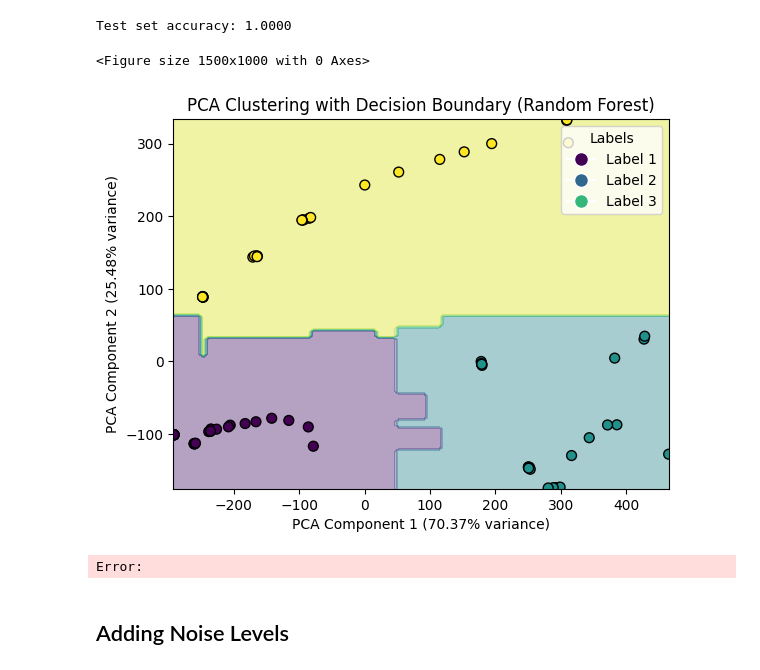
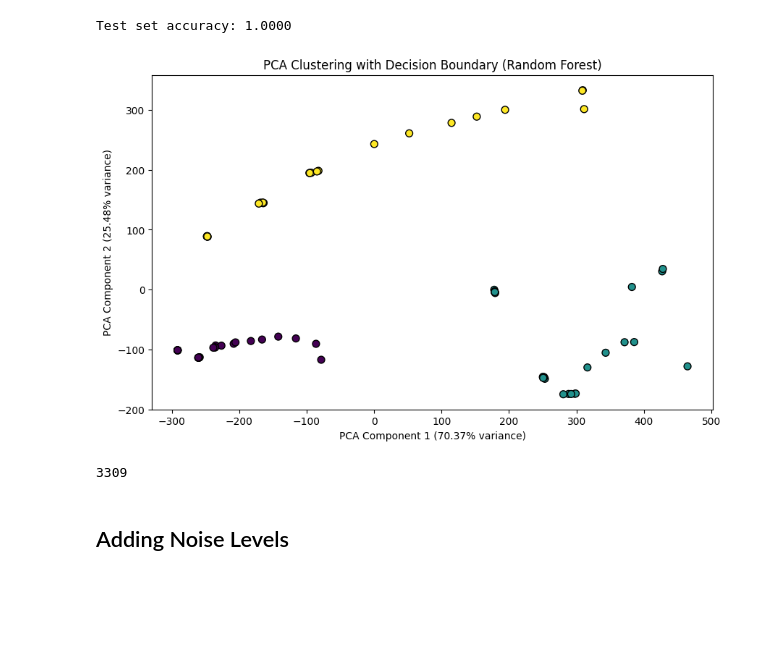
Before and after one commit to SohamD34/BTP, a Jupyter notebook: scripts/rf_with_sensor4.ipynb, the cells around one changed output. Drawn from its saved outputs; the diff is of its cells as text; code cells hidden in the pictures; blank space fills up the shorter version.

Commit message:
Random forest on 4 sensors data

```diff
--- a/scripts/rf_with_sensor4.ipynb
+++ b/scripts/rf_with_sensor4.ipynb
@@ -72,7 +72,7 @@ for i in range(3):
 # %%
 analyte1 = analyte1[['CFU/mL', 'Sensor1', 'Sensor2', 'Sensor3', 'Sensor4','label']]
 analyte2 = analyte2[['CFU/mL', 'Sensor1', 'Sensor2', 'Sensor3', 'Sensor4', 'label']]
-analyte2 = analyte3[['CFU/mL', 'Sensor1', 'Sensor2', 'Sensor3', 'Sensor4', 'label']]
+analyte3 = analyte3[['CFU/mL', 'Sensor1', 'Sensor2', 'Sensor3', 'Sensor4', 'label']]
 
 analyte1.to_csv('data/labelled/analyte1_4sensors.csv')
 analyte2.to_csv('data/labelled/analyte2_4sensors.csv')
@@ -174,24 +166,22 @@ Test set accuracy: 1.0000
 # %%
 x_min, x_max = X['PCA1'].min() - 1, X['PCA1'].max() + 1
 y_min, y_max = X['PCA2'].min() - 1, X['PCA2'].max() + 1
 xx, yy = np.meshgrid(np.arange(x_min, x_max, 0.1), np.arange(y_min, y_max, 0.1))
 
 Z = best_rf.predict(np.c_[xx.ravel(), yy.ravel()])
 Z = Z.reshape(xx.shape)
 
-plt.figure(figsize=(15, 10))
-DecisionBoundaryDisplay.from_estimator(best_rf, X, grid_resolution=100, cmap='viridis', alpha=0.4)
+plt.figure(figsize=(10, 6))
 
 plt.scatter(X['PCA1'], X['PCA2'], c=Y, cmap='viridis', edgecolor='k', s=50)
 plt.title('PCA Clustering with Decision Boundary (Random Forest)')
 plt.xlabel(f'PCA Component 1 ({pca.explained_variance_ratio_[0] * 100:.2f}% variance)')
 plt.ylabel(f'PCA Component 2 ({pca.explained_variance_ratio_[1] * 100:.2f}% variance)')
 
-handles = [plt.Line2D([0], [0], marker='o', color='w', markerfacecolor=plt.cm.viridis(i / 3), markersize=10, label=f'Label {i+1}') for i in range(3)]
-plt.legend(handles=handles, title='Labels', loc='upper right')
+plt.show()
 
-plt.show()
+del rf, best_rf, y_pred, accuracy, x_min, x_max, y_min, y_max, xx, yy, Z
+gc.collect()
 # %% [output]
+[figure, new version]
-<Figure size 1500x1000 with 0 Axes>
+3309
-[figure, old version]
-Error:
```
Also changed, not shown: parts of 5 cells of this notebook.
